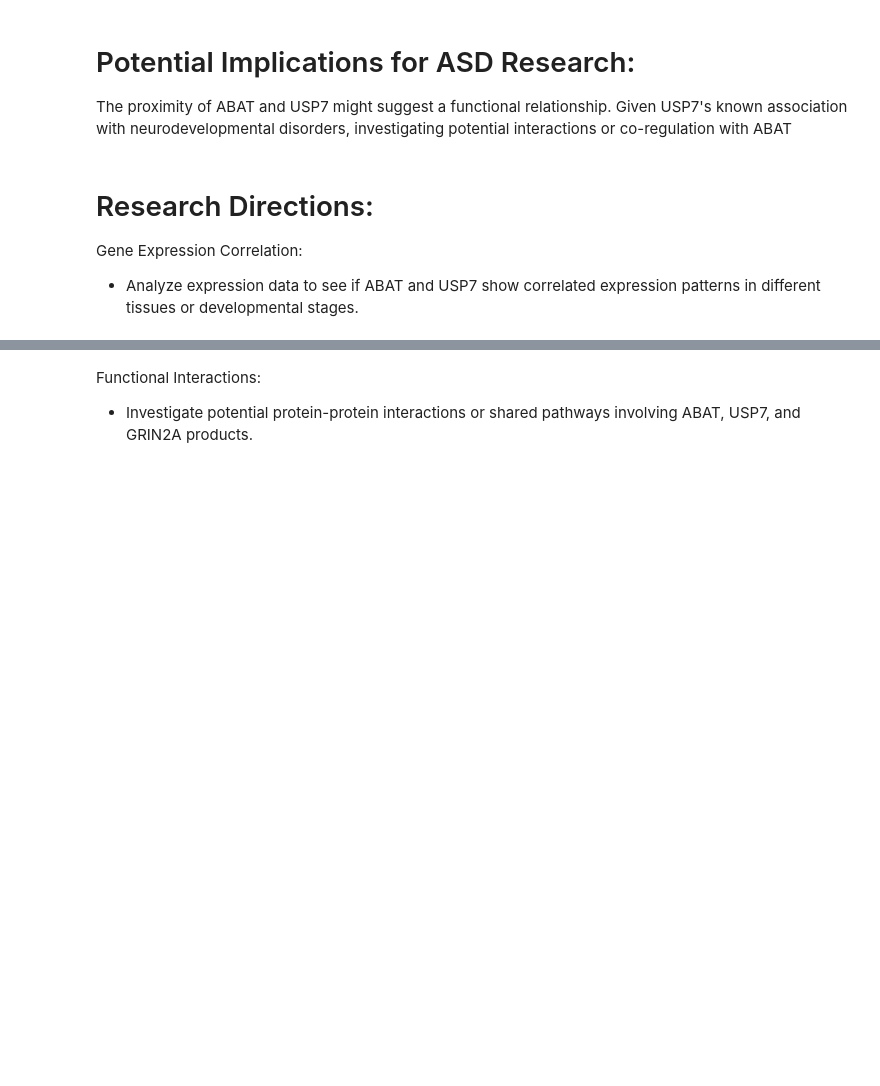
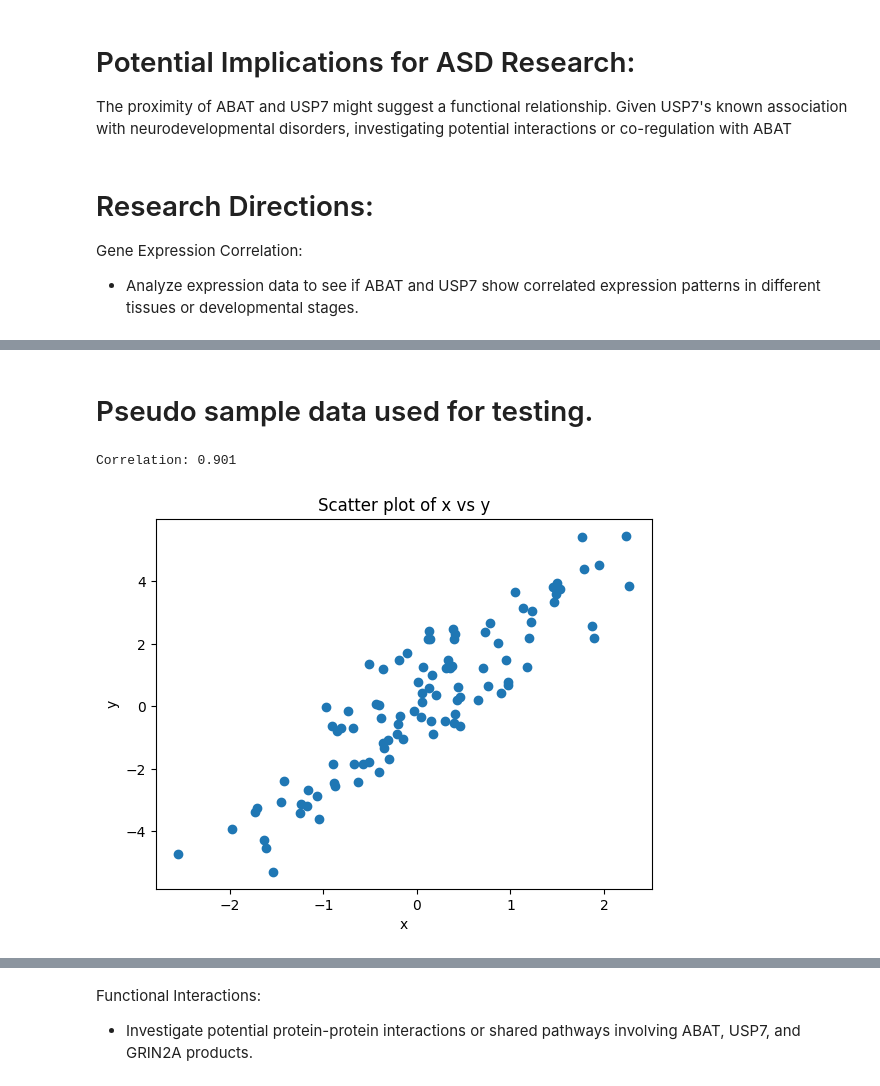
Before and after one commit to TBKHori/Bio-Medical-Tech, a Jupyter notebook: ABAT .ipynb, the cells around one changed output, grey strips where cells are left out. Cells and saved outputs as stored; diff of their text form; code cells hidden in the pictures; blank space fills up the shorter version.

```diff
--- a/ABAT .ipynb
+++ b/ABAT .ipynb
@@ -362,0 +497,26 @@ Gene Expression Correlation:
+# %% [markdown]
+# Pseudo sample data used for testing.
+# %%
+import numpy as np
+
+# Generate some random data
+np.random.seed(0)
+x = np.random.randn(100)
+y = 2*x + np.random.randn(100)
+
+# Calculate correlation
+correlation = np.corrcoef(x, y)[0, 1]
+
+print(f"Correlation: {correlation:.3f}")
+
+# matplotlib  dense scater plot test
+import matplotlib.pyplot as plt
+
+plt.scatter(x, y)
+plt.xlabel('x')
+plt.ylabel('y')
+plt.title('Scatter plot of x vs y')
+plt.show()
+# %% [output]
+Correlation: 0.901
+[figure, added]
```
Also changed, not shown: parts of 9 cells of this notebook.
